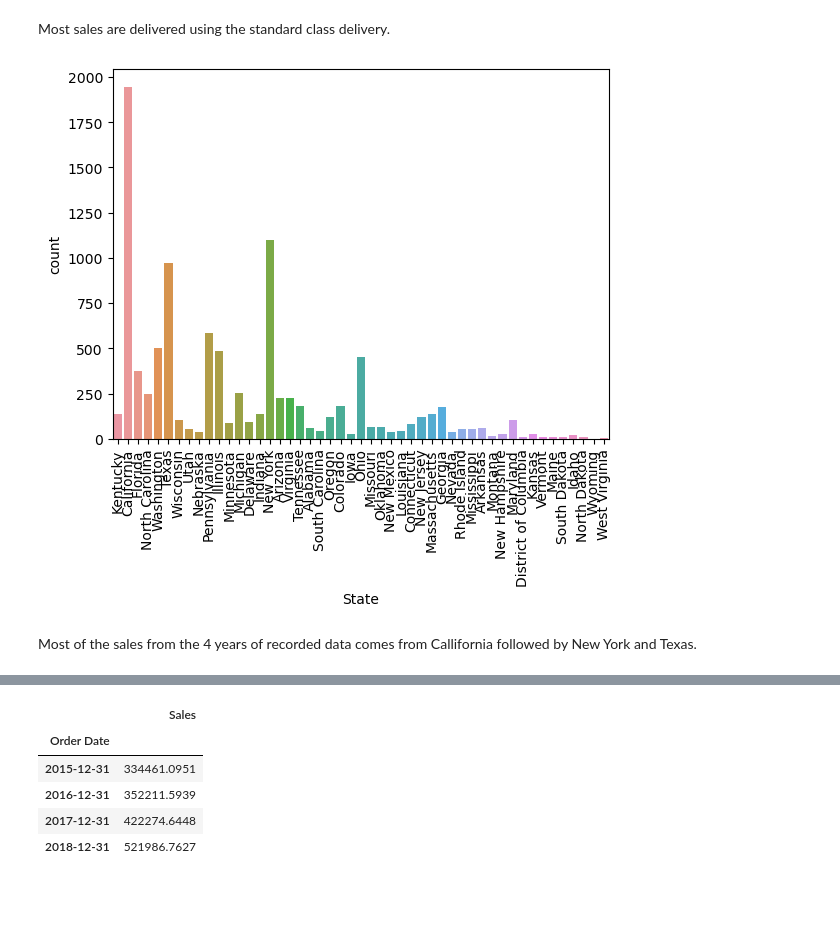
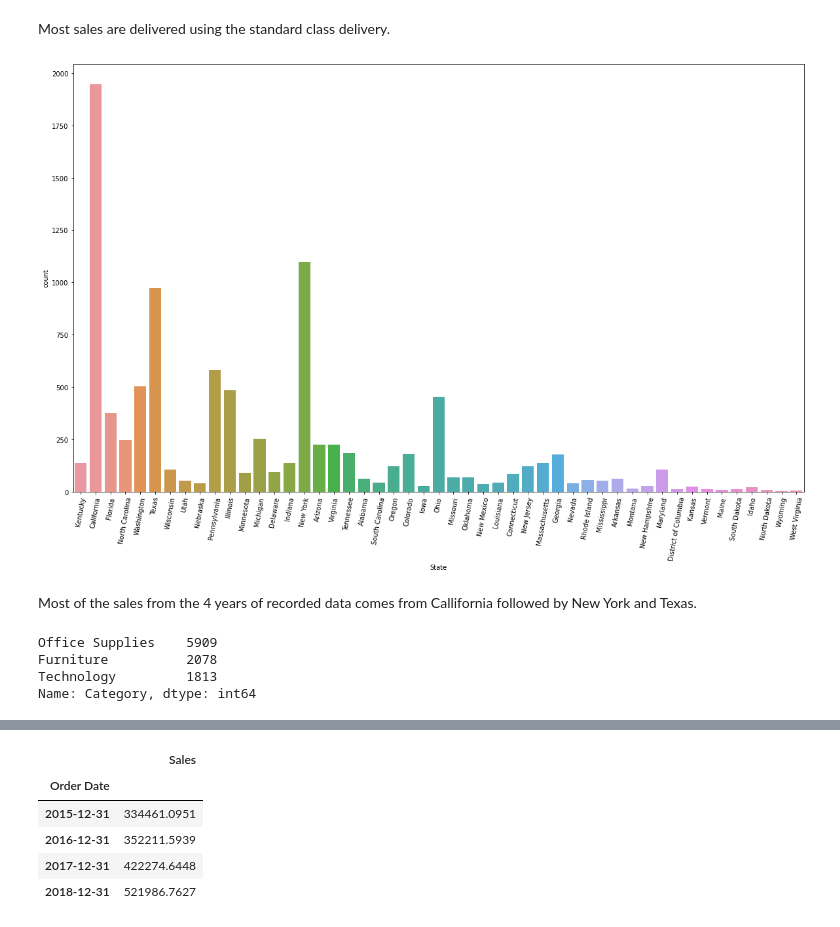
Before and after one commit to FerryMS/Sales_Projection, a Jupyter notebook: SuperstoreAnalysis.ipynb, the cells around one changed output, grey strips where cells are left out. Cells and saved outputs as stored; diff of their text form; code cells hidden in the pictures; blank space fills up the shorter version.

```diff
--- a/SuperstoreAnalysis.ipynb
+++ b/SuperstoreAnalysis.ipynb
@@ -50,3 +55,6 @@ Are the orders only from the US? if so, we can get rid of the country column.
+# %%
+#Dropping unimportant columns
+df.drop(['Row ID', 'Country'], axis=1, inplace=True)
 # %%
 df.info()
 # %% [output]
@@ -70,2 +78,8 @@ memory usage: 1.3+ MB
 # %% [markdown]
 There are missing values in the postal code. Not a big deal, but it becomes a question on how the package gets delivered in the first place.
+# %%
+#Handling missing values
+df.fillna(0,inplace= True)
+# converting 'Postal Code' from float to int
+df['Postal Code'] = df['Postal Code'].astype(int)
+df.info()
@@ -186,11 +265,18 @@ plt.show()
 Most sales are delivered using the standard class delivery.
 # %%
 # checking sales count by state
-plt.subplot()
+plt.figure(figsize=(20, 12))
 sns.countplot(df['State'])
-plt.xticks(rotation=90)
+plt.xticks(rotation=80)
 plt.show()
 # %% [output]
-[figure, old version]
+[figure, new version]
 # %% [markdown]
 Most of the sales from the 4 years of recorded data comes from Callifornia followed by New York and Texas.
+# %%
+df['Category'].value_counts()
+# %% [output]
+Office Supplies    5909
+Furniture          2078
+Technology         1813
+Name: Category, dtype: int64
```
Also changed, not shown: parts of 22 cells of this notebook.
